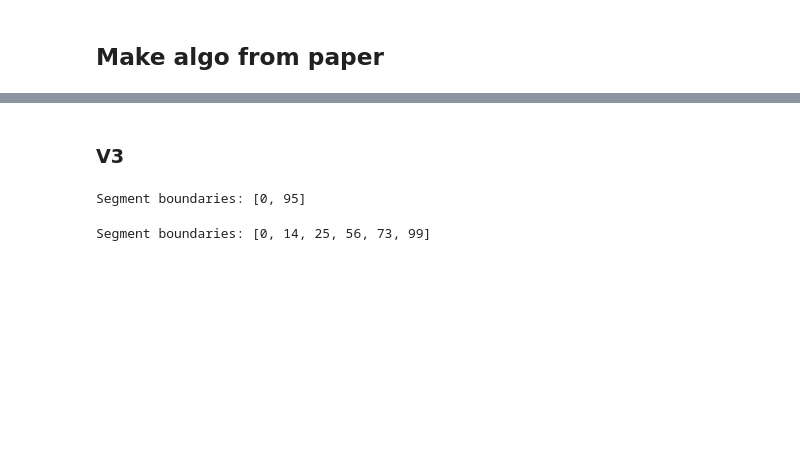
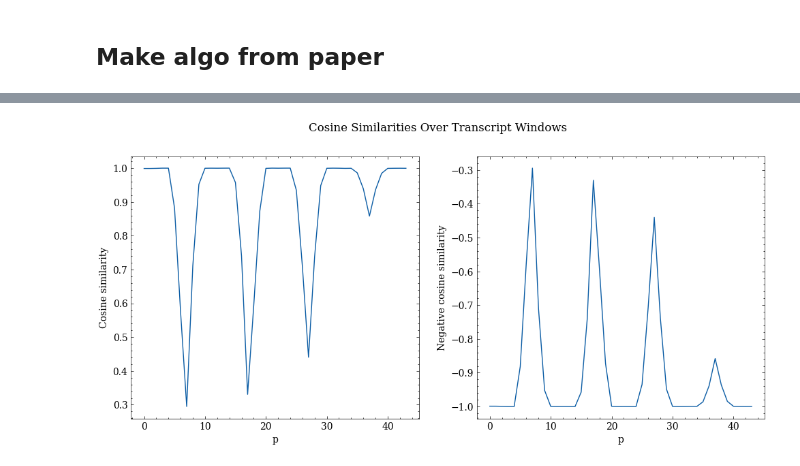
Before and after one commit to OskarMunck/Thesis, a Jupyter notebook: topictiling.ipynb, the cells around one changed output, grey strips where cells are left out. Saved outputs shown, nothing was run; the diff lists cells and outputs as text; code cells hidden in the pictures; blank space fills up the shorter version.

Commit message:
similarities done

```diff
--- a/topictiling.ipynb
+++ b/topictiling.ipynb
@@ -69,20 +137,16 @@ test = find_window(testing_df)
 # %%
-# Plot negative cosine similarities and find minimas
-test_neg = test*-1
+def plot_cosine_scores(cosine_similarities_for_windows):
+    plt.style.use(['science','no-latex'])
 
-fig, axs = plt.subplots(1, 2, figsize=(12, 5))
-sns.lineplot(test, ax=axs[0])
-axs[0].set_xlabel("p")
-axs[0].set_ylabel("Cosine similarity")
+    fig, axs = plt.subplots(1, 2, figsize=(12, 5))
+    sns.lineplot(cosine_similarities_for_windows, ax=axs[0])
+    axs[0].set_xlabel("p")
+    axs[0].set_ylabel("Cosine similarity")
 
-sns.lineplot(test_neg, ax=axs[1])
-axs[1].set_xlabel("p")
-axs[1].set_ylabel("Negative cosine similarity")
-plt.show()
+    neg_cosines_of_windows= cosine_similarities_for_windows*-1
+    sns.lineplot(neg_cosines_of_windows, ax=axs[1])
+    axs[1].set_xlabel("p")
+    axs[1].set_ylabel("Negative cosine similarity")
 
-# Find index of minimas
-minimas, properties = find_peaks(test_neg, height=-0.999, threshold=0.001, prominence=0.0001)
-
-window_size = 3
-for position in minimas:
-    print(f"Minima at sentence {position+window_size}, p:{position}, value: {test[position]}")
+    fig.suptitle("Cosine Similarities Over Transcript Windows")
+    plt.show()
@@ -285,2 +152,0 @@ Segment boundaries: [0, 1, 2, 3, 4, 5, 6, 7, 8, 9, 10, 11, 12, 13, 14, 15, 16, 1
-# %% [markdown]
-### V3
@@ -319,11 +153,5 @@ def moving_average(topic_probs, window_size=5):
-# %%
-smoothed_topic_probs = moving_average(topic_probs, window_size=5)
-segment_boundaries = topic_tiling_bertopic(smoothed_topic_probs, window_size=3, threshold=0.1)
-print("Segment boundaries:", segment_boundaries)
-# %% [output]
-Segment boundaries: [0, 95]
-# %%
-segment_boundaries = topic_tiling_bertopic(topic_probs, window_size=4, threshold=0.06)
-print("Segment boundaries:", segment_boundaries)
-# %% [output]
-Segment boundaries: [0, 14, 25, 56, 73, 99]
+# %%
+cos_sims = find_window(testing_df)
+plot_cosine_scores(cos_sims)
+# %% [output]
+[figure, added]
```
Also changed, not shown: parts of 17 cells of this notebook.
